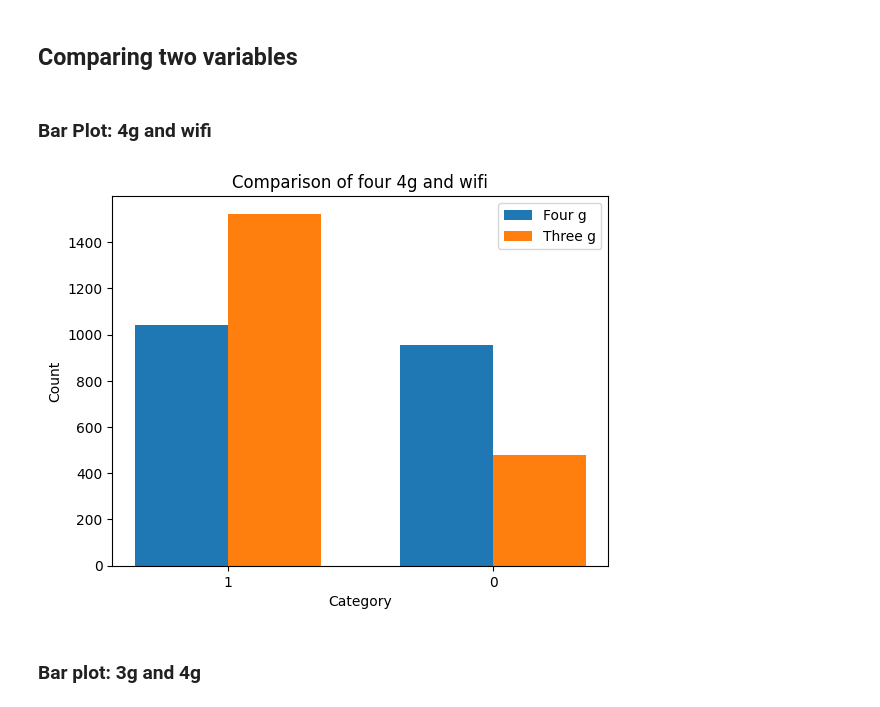
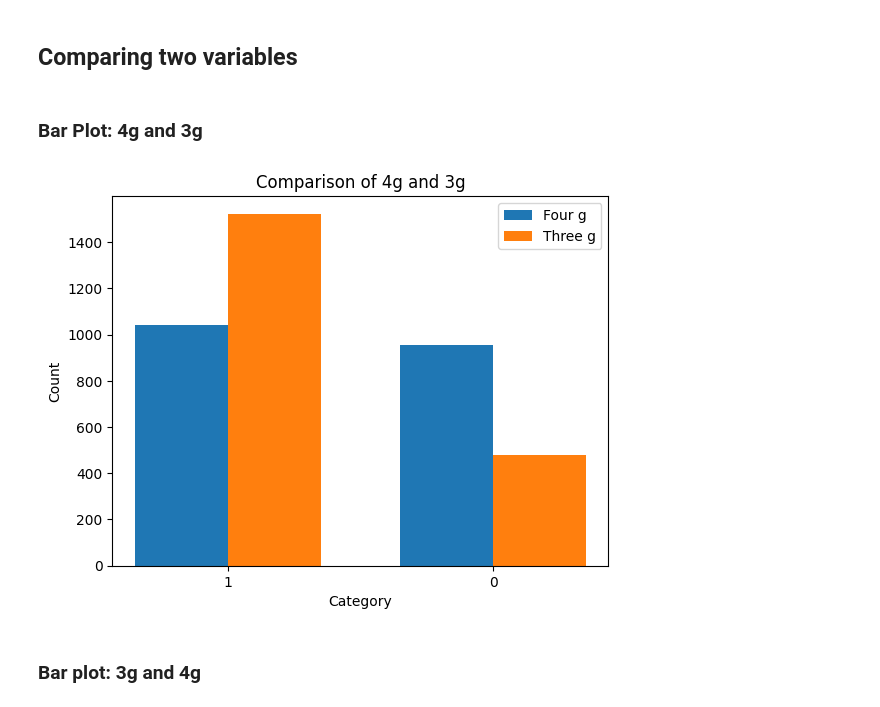
Before and after one commit to Mohamed-Abdirizak/Mobile-Price-Prediction, a Jupyter notebook: Mobile_Price_Prediction.ipynb, the cells around one changed output. Drawn from its saved outputs; the diff is of its cells as text; code cells hidden in the pictures.

```diff
--- a/Mobile_Price_Prediction (1).ipynb
+++ b/Mobile_Price_Prediction.ipynb
@@ -319,39 +287,39 @@ plt.show()
 # %% [markdown]
 ## Comparing two variables
 # %% [markdown]
-### Bar Plot: 4g and wifi
+### Bar Plot: 4g and 3g
 # %%
 import numpy as np
 import matplotlib.pyplot as plt
 
 # Assuming 'data' is your dataset with two columns: 'blue' and 'dual_sim'
 # Count the occurrences of each category in both columns
 value_counts1 = data['four_g'].value_counts()
 value_counts2 = data['three_g'].value_counts()
 
 # Set the width of the bars
 bar_width = 0.35
 
 # Set the positions of the bars on the x-axis
 x1 = np.arange(len(value_counts1))
 x2 = [x + bar_width for x in x1]
 
 # Create the side-by-side bar plotst
 plt.bar(x1, value_counts1.values, width=bar_width, label='Four g')
 plt.bar(x2, value_counts2.values, width=bar_width, label='Three g')
 
 # Add labels and title
 plt.xlabel('Category')
 plt.ylabel('Count')
-plt.title('Comparison of four 4g and wifi')
+plt.title('Comparison of 4g and 3g')
 plt.xticks([r + bar_width/2 for r in range(len(value_counts1))], value_counts1.index)
 
 # Display the legend
 plt.legend()
 
 # Display the plot
 plt.show()
 # %% [output]
-[figure, old version]
+[figure, new version]
 # %% [markdown]
 ### Bar plot: 3g and 4g
```
Also changed, not shown: parts of 36 cells of this notebook, 1 other file.
